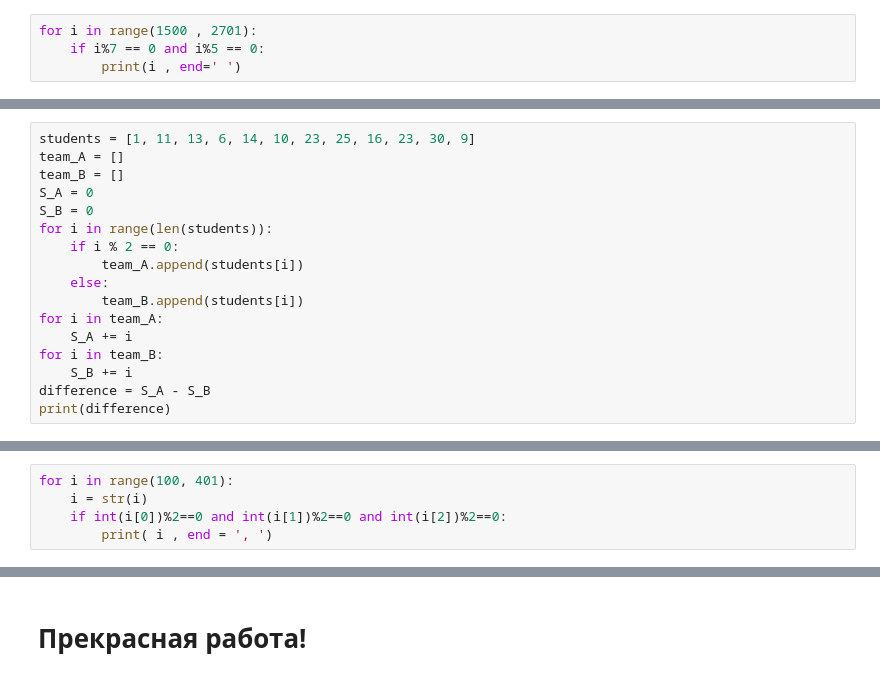
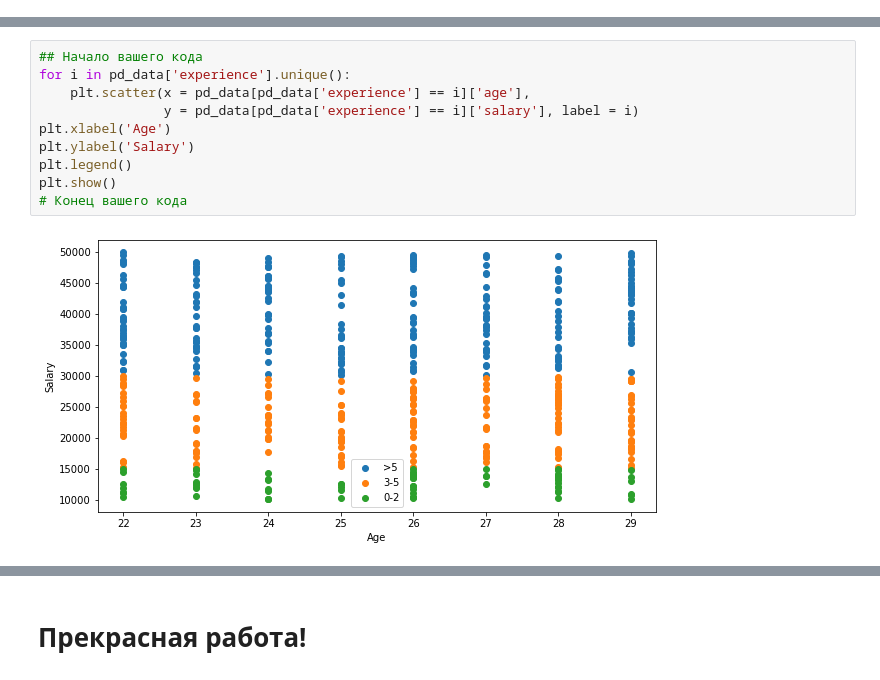
Before and after one commit to PavelTen2000/Able-Academy-, a Jupyter notebook: Homework/Задачи для практики №3.ipynb, the cells around one changed output, grey strips where cells are left out. Cells and saved outputs as stored; diff of their text form.

```diff
--- a/Homework/Задачи для практики №3.ipynb
+++ b/Homework/Задачи для практики №3.ipynb
@@ -132,4 +0,0 @@ print(B)
-# %%
-for i in range(1500 , 2701):
-    if i%7 == 0 and i%5 == 0:
-        print(i , end=' ')
@@ -211,17 +0,0 @@ True
-# %%
-students = [1, 11, 13, 6, 14, 10, 23, 25, 16, 23, 30, 9]
-team_A = []
-team_B = []
-S_A = 0
-S_B = 0
-for i in range(len(students)):
-    if i % 2 == 0:
-        team_A.append(students[i])
-    else:
-        team_B.append(students[i])
-for i in team_A:
-    S_A += i
-for i in team_B:
-    S_B += i
-difference = S_A - S_B
-print(difference)
@@ -232,5 +0,0 @@ print(difference)
-# %%
-for i in range(100, 401):
-    i = str(i)
-    if int(i[0])%2==0 and int(i[1])%2==0 and int(i[2])%2==0:
-        print( i , end = ', ')
@@ -238,0 +98,12 @@ for i in range(100, 401):
+# %%
+## Начало вашего кода
+for i in pd_data['experience'].unique():
+    plt.scatter(x = pd_data[pd_data['experience'] == i]['age'],
+                y = pd_data[pd_data['experience'] == i]['salary'], label = i)
+plt.xlabel('Age')
+plt.ylabel('Salary')
+plt.legend()
+plt.show()
+# Конец вашего кода
+# %% [output]
+[figure, added]
```
Also changed, not shown: parts of 65 cells of this notebook, 47 other files.
